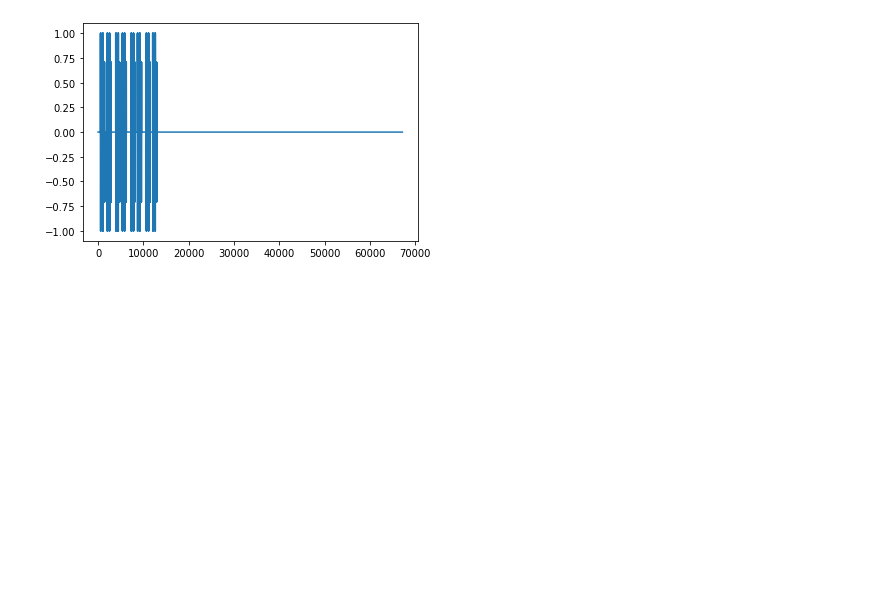
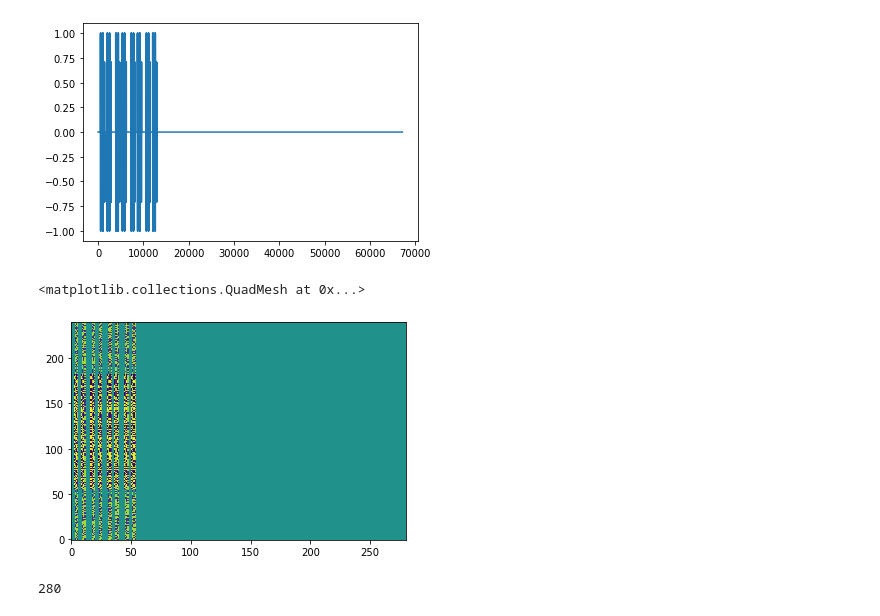
Before and after one commit to markdisterhof/5g_phy_bachelor_thesis, a Jupyter notebook: Simulation/5G_Channel_Sim.ipynb, the cells around one changed output. Saved outputs shown, nothing was run; the diff lists cells and outputs as text; code cells hidden in the pictures; blank space fills up the shorter version.

```diff
--- a/Simulation/5G_Channel_Sim.ipynb
+++ b/Simulation/5G_Channel_Sim.ipynb
@@ -267,3 +269,22 @@ plt.plot(range(len(b)), b)
 # %% [output]
 [<matplotlib.lines.Line2D at 0x...>]
 [figure]
+# %%
+a = nrSSB.get_sync_resource_grid(
+        N_RB = 20,
+        N_ID1 = 0,
+        N_ID2 = 1,
+        k_ssb = 0,
+        mu = 1,
+        f = 0,
+        pbch_data = np.random.randint(2, size=864),
+        shared_spectr = True,
+        paired_spectr = False)
+plt.pcolormesh(np.array(range(len(a[0]))) + 0.5, range(len(a)), np.real(a), shading='auto')
+# %% [output]
+<matplotlib.collections.QuadMesh at 0x...>
+[figure, added]
+# %%
+len(a[0])
+# %% [output]
+280
```
Also changed, not shown: parts of 2 cells of this notebook.
